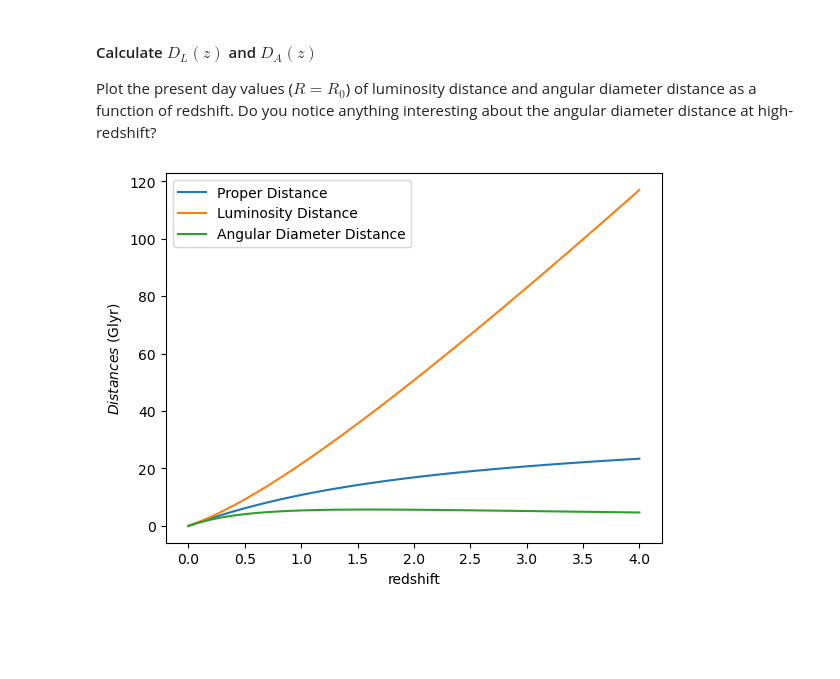
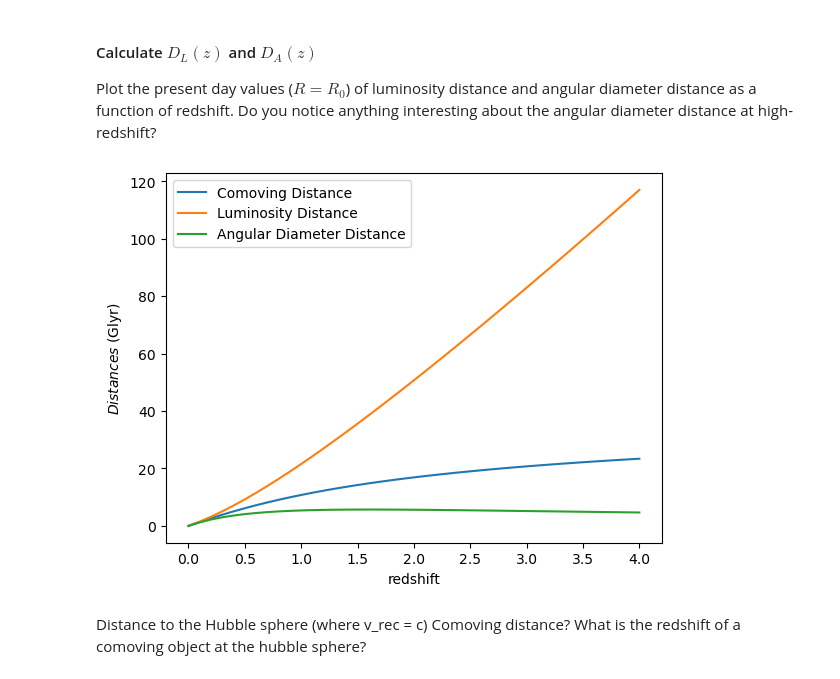
Before and after one commit to naidee/Cosmology-Project, a Jupyter notebook: cosmo/docs/notebooks/DistancesPrez.ipynb, the cells around one changed output. Saved outputs shown, nothing was run; the diff lists cells and outputs as text; code cells hidden in the pictures; blank space fills up the shorter version.

```diff
--- a/cosmo/docs/notebooks/DistancesPrez.ipynb
+++ b/cosmo/docs/notebooks/DistancesPrez.ipynb
@@ -184,16 +181,20 @@ def Sk(xx, ok):
 Plot the present day values ($R=R_0$) of luminosity distance and angular diameter distance as a function of redshift. Do you notice anything interesting about the angular diameter distance at high-redshift?
 # %%
 ok = 1.0-om-ol
-DD = R0X                          # Proper distance
+CD = R0X                          # COMOVING distance
 DL = Sk(xarr,ok)*(1+zarr)*cH0Glyr # Luminosity distance
 DA = Sk(xarr,ok)*((1+zarr)**-1)*cH0Glyr             # Angular diameter distance
 
-plt.plot(zarr,DD,label='Proper Distance')
+plt.plot(zarr,CD,label='Comoving Distance')
 plt.plot(zarr,DL,label='Luminosity Distance')
 plt.plot(zarr,DA,label='Angular Diameter Distance')
 plt.legend()
 plt.xlabel('redshift')
 plt.ylabel('$Distances$ (Glyr)')
 plt.show()
 # %% [output]
-[figure, old version]
+[figure, new version]
+# %% [markdown]
+Distance to the Hubble sphere (where v_rec = c)
+Comoving distance?
+What is the redshift of a comoving object at the hubble sphere?
```
Also changed, not shown: parts of 2 cells of this notebook, 1 other file.
